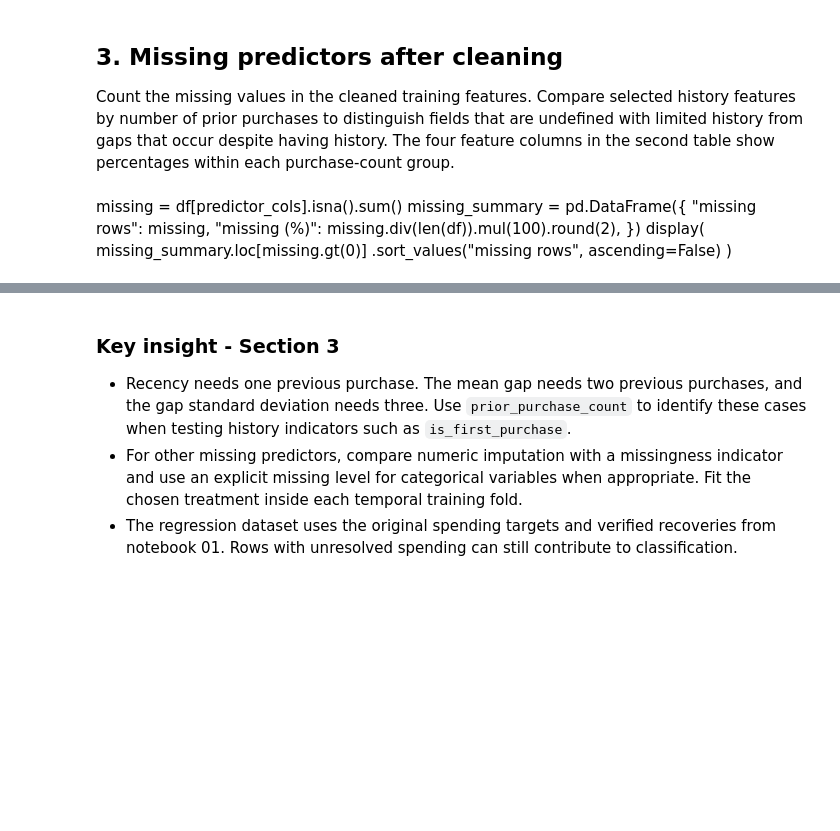
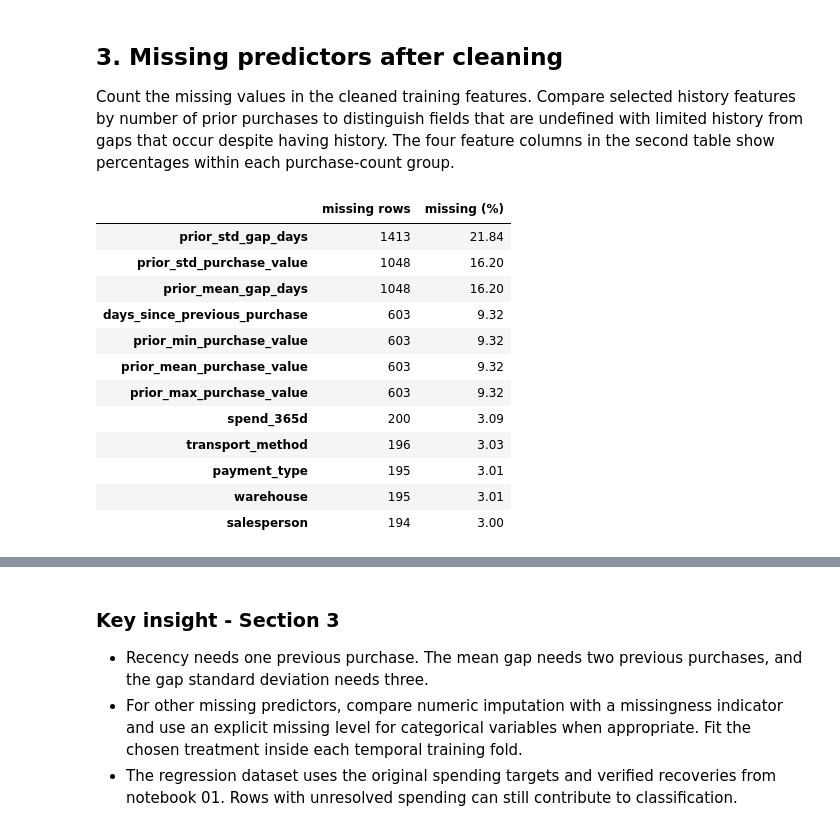
Before and after one commit to L4DR48/ETAI-Group5, a Jupyter notebook: notebooks/04_preprocessing.ipynb, the cells around one changed output, grey strips where cells are left out. Saved outputs shown, nothing was run; the diff lists cells and outputs as text; code cells hidden in the pictures; blank space fills up the shorter version.

```diff
--- a/notebooks/04_preprocessing.ipynb
+++ b/notebooks/04_preprocessing.ipynb
@@ -225,16 +225,33 @@ display(target_options.round(2))
 ## 3. Missing predictors after cleaning
 
 Count the missing values in the cleaned training features. Compare selected history features by number of prior purchases to distinguish fields that are undefined with limited history from gaps that occur despite having history. The four feature columns in the second table show percentages within each purchase-count group.
-# %% [markdown]
-missing = df[predictor_cols].isna().sum()
-missing_summary = pd.DataFrame({
-    "missing rows": missing,
-    "missing (%)": missing.div(len(df)).mul(100).round(2),
-})
-display(
-    missing_summary.loc[missing.gt(0)]
-    .sort_values("missing rows", ascending=False)
-)
+# %%
+# Every column the model could use: everything except identifiers, the date and the two targets
+predictor_cols = df.columns.drop(["ID", "customer_id", "purchase_date", TARGET, SPEND], errors="ignore")
+
+missing = df[predictor_cols].isna().sum()
+missing_summary = pd.DataFrame({
+    "missing rows": missing,
+    "missing (%)": missing.div(len(df)).mul(100).round(2),
+})
+display(
+    missing_summary.loc[missing.gt(0)]
+    .sort_values("missing rows", ascending=False)
+)
+# %% [output]
+|  | missing rows | missing (%) |
+| prior_std_gap_days | 1413 | 21.84 |
+| prior_std_purchase_value | 1048 | 16.20 |
+| prior_mean_gap_days | 1048 | 16.20 |
+| days_since_previous_purchase | 603 | 9.32 |
+| prior_min_purchase_value | 603 | 9.32 |
+| prior_mean_purchase_value | 603 | 9.32 |
+| prior_max_purchase_value | 603 | 9.32 |
+| spend_365d | 200 | 3.09 |
+| transport_method | 196 | 3.03 |
+| payment_type | 195 | 3.01 |
+| warehouse | 195 | 3.01 |
+| salesperson | 194 | 3.00 |
 # %%
 history_features = [
     "days_since_previous_purchase",
@@ -267,6 +284,6 @@ display(missing_by_history.rename_axis("Prior purchases"))
 # %% [markdown]
 ### Key insight - Section 3
 
-- Recency needs one previous purchase. The mean gap needs two previous purchases, and the gap standard deviation needs three. Use `prior_purchase_count` to identify these cases when testing history indicators such as `is_first_purchase`.
+- Recency needs one previous purchase. The mean gap needs two previous purchases, and the gap standard deviation needs three.
 - For other missing predictors, compare numeric imputation with a missingness indicator and use an explicit missing level for categorical variables when appropriate. Fit the chosen treatment inside each temporal training fold.
 - The regression dataset uses the original spending targets and verified recoveries from notebook 01. Rows with unresolved spending can still contribute to classification.
```
Also changed, not shown: 5 other files.
